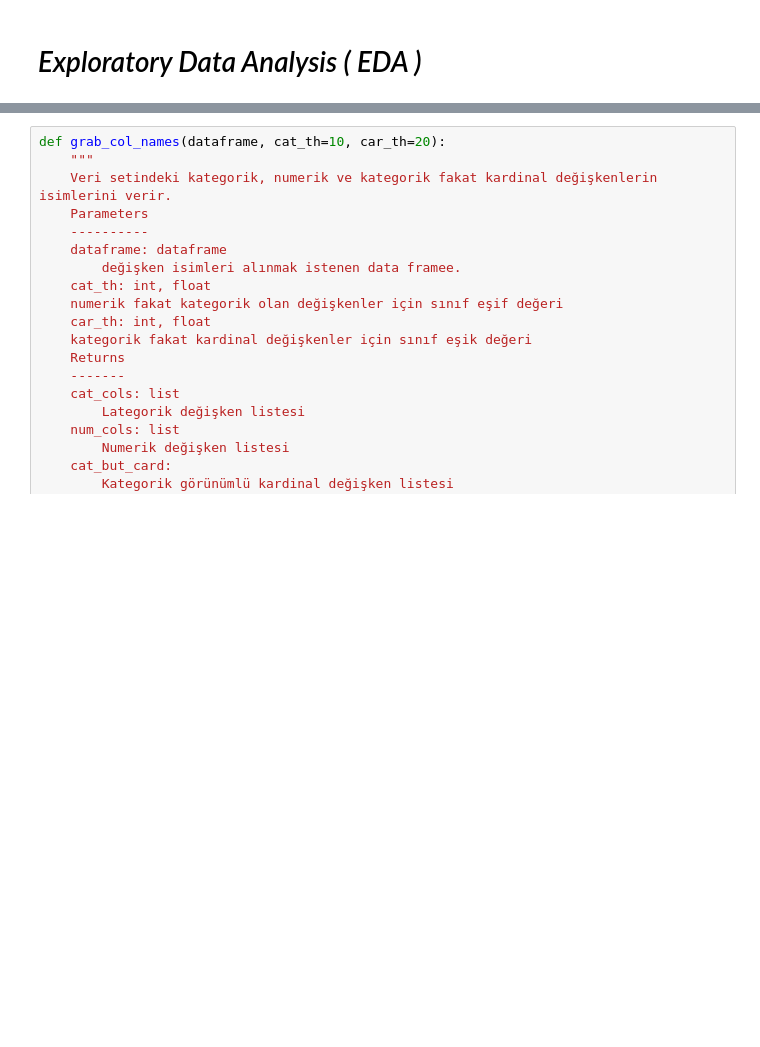
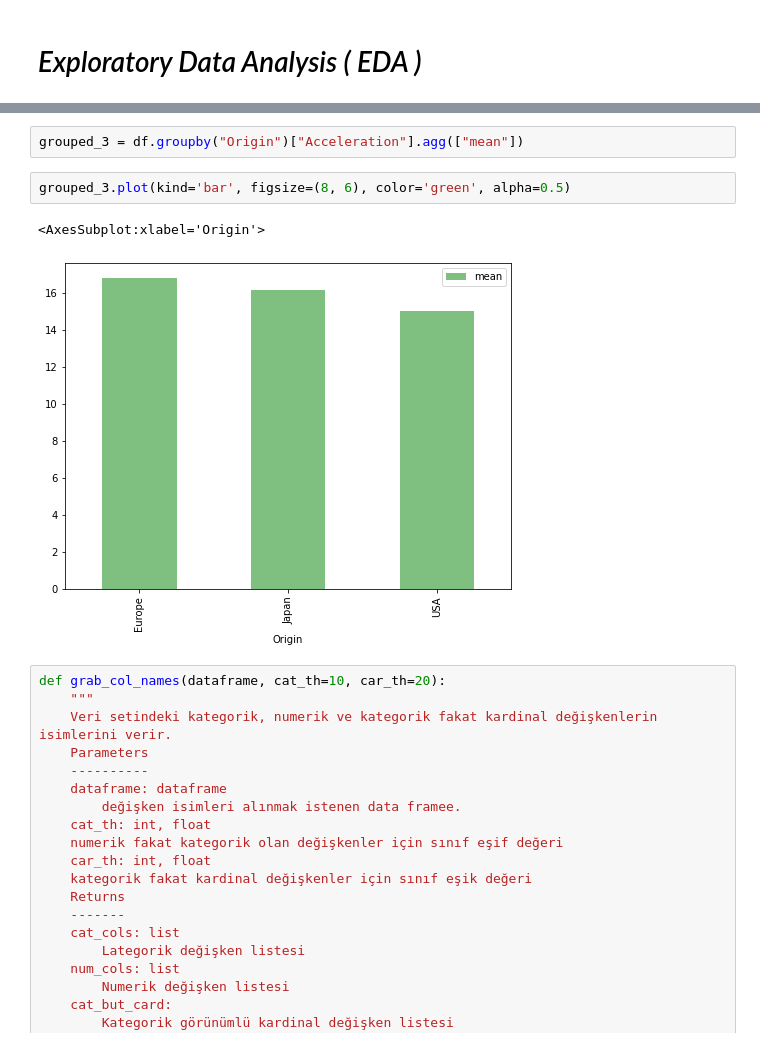
Before and after one commit to sevimonline/AutoMPG, a Jupyter notebook: AutoMPG/autompg_new.ipynb, the cells around one changed output, grey strips where cells are left out. Drawn from its saved outputs; the diff is of its cells as text; blank space fills up the shorter version.

```diff
--- a/AutoMPG/autompg_new.ipynb
+++ b/AutoMPG/autompg_new.ipynb
@@ -108,3 +122,10 @@ Text(0.5, 1.0, 'Car Data Missing Values Map')
+# %%
+grouped_3 = df.groupby("Origin")["Acceleration"].agg(["mean"])
+# %%
+grouped_3.plot(kind='bar', figsize=(8, 6), color='green', alpha=0.5)
+# %% [output]
+<AxesSubplot:xlabel='Origin'>
+[figure, added]
 # %%
 def grab_col_names(dataframe, cat_th=10, car_th=20):
     """
```
Also changed, not shown: parts of 4 cells of this notebook.
